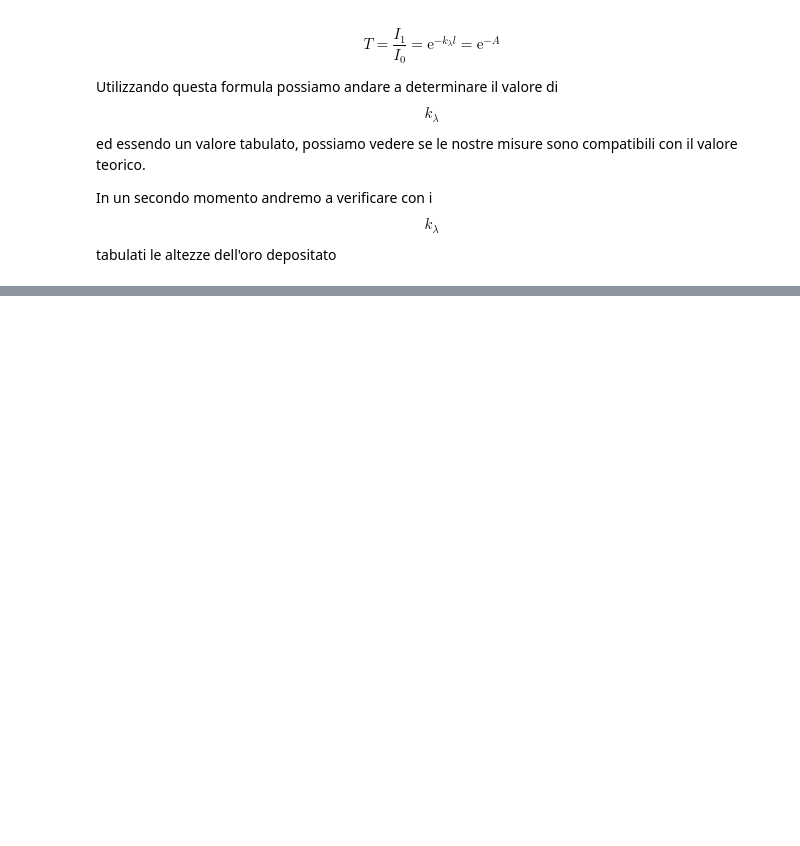
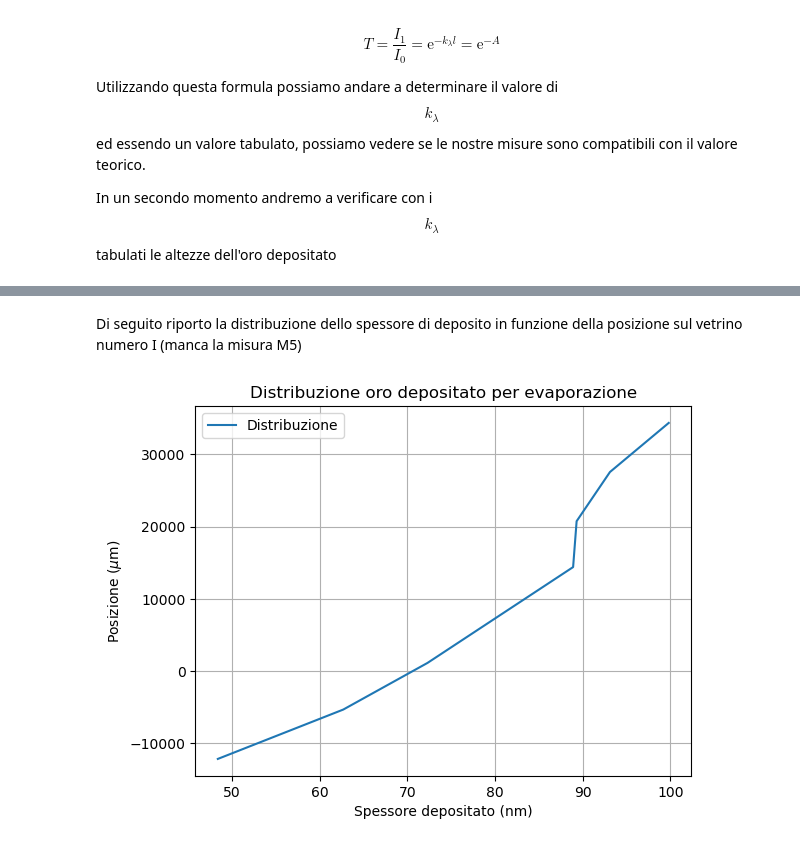
Before and after one commit to RandDouble/lab_mat, a Jupyter notebook: grafici_spettri.ipynb, the cells around one changed output, grey strips where cells are left out. Cells and saved outputs as stored; diff of their text form; code cells hidden in the pictures; blank space fills up the shorter version.

```diff
--- a/grafici_spettri.ipynb
+++ b/grafici_spettri.ipynb
@@ -159,0 +187,27 @@ In un secondo momento andremo a verificare con i $$k_{\lambda}$$ tabulati le alt
+# %% [markdown]
+Di seguito riporto la distribuzione dello spessore di deposito in funzione della posizione sul vetrino numero I (manca la misura M5)
+# %%
+import matplotlib.pyplot as plt
+
+# line 1 points
+x = [99.8, 93.1 ,89.3 ,88.9 ,72.3 ,62.7 ,48.4 ] #spessore
+y = [34344,27553,20749,14400,1142,-5309, -12138]  #posizione sulle y dello spessore misurato
+# plotting the line 1 points
+plt.plot(x, y, label = "Distribuzione")
+
+
+# naming the x axis
+plt.xlabel('Spessore depositato (nm)')
+# naming the y axis
+plt.ylabel('Posizione ($\mu$m)')
+# giving a title to my graph
+plt.title('Distribuzione oro depositato per evaporazione')
+# show grid
+plt.grid()
+# show a legend on the plot
+plt.legend()
+
+# function to show the plot
+plt.show()
+# %% [output]
+[figure, added]
```
Also changed, not shown: parts of 2 cells of this notebook.
